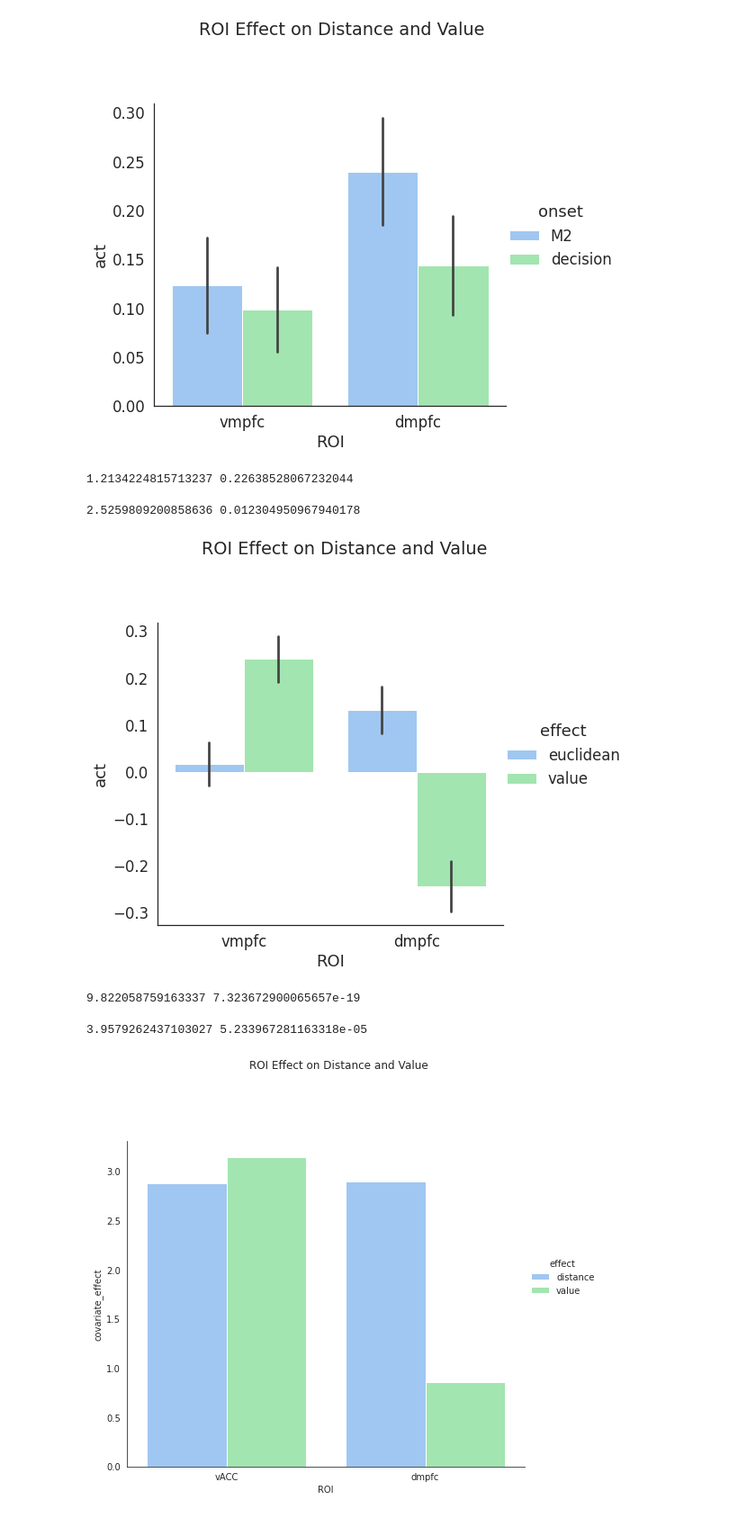
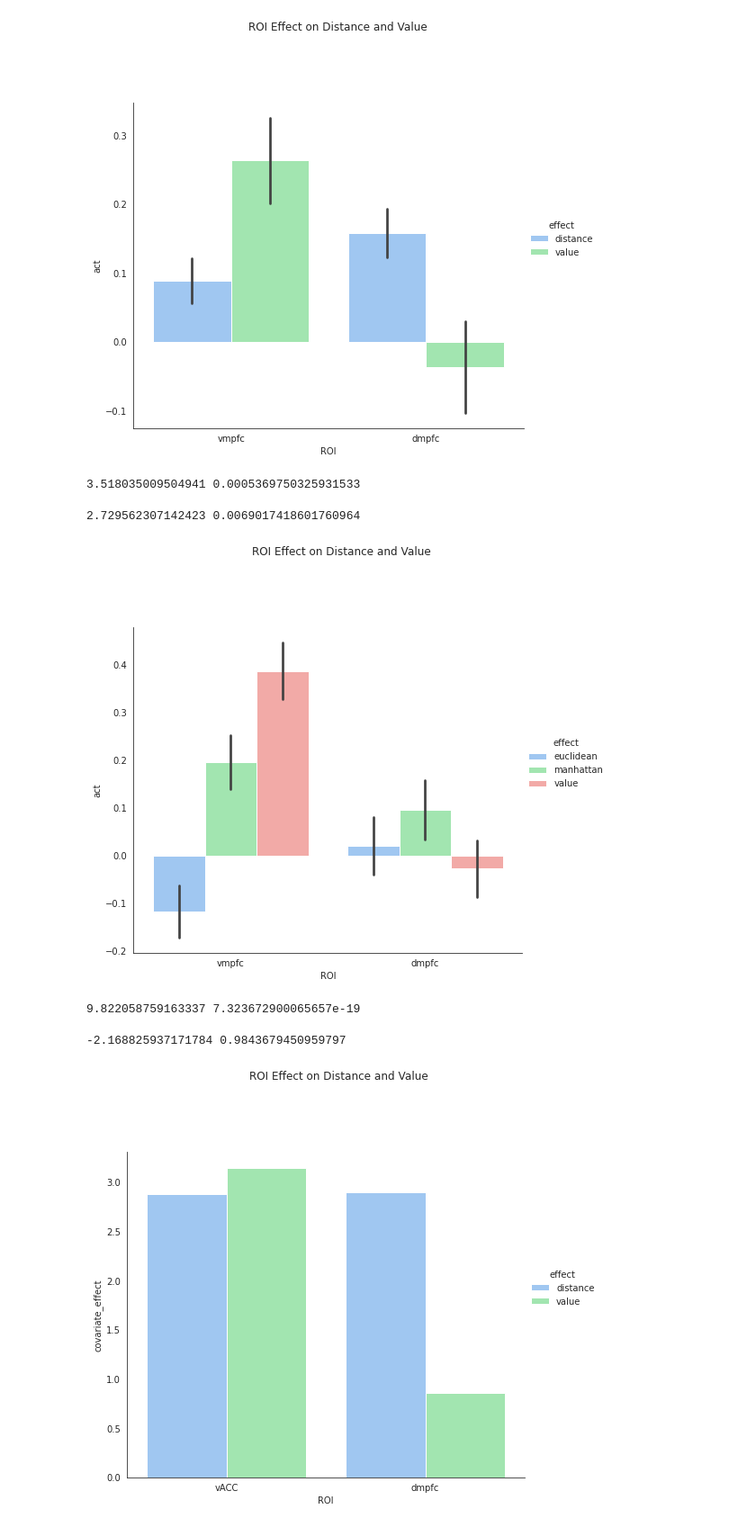
Before and after one commit to YukunQu/DCM, a Jupyter notebook: analysis/mri/figure/separtion_distance_value.ipynb, the cells around one changed output. Shown at 90% size. Cells and saved outputs as stored; diff of their text form; code cells hidden in the pictures.

```diff
--- a/analysis/mri/figure/separtion_distance_value.ipynb
+++ b/analysis/mri/figure/separtion_distance_value.ipynb
@@ -22,56 +22,56 @@ participants_data =  participants_data.query("(game1_fmri>=0.5)")
 subjects_id = participants_data['Participant_ID'].to_list()
 
 # set cmp template
-distance_cmap = r'/mnt/data/DCM/result_backup/2023.5.14/Nilearn/game1/distance_spct/Setall/6fold/{}/zmap/{}_corrxdistance_zmap.nii.gz'
-value_cmap = r'/mnt/data/DCM/result_backup/2023.5.14/Nilearn/game1/distance_spct/Setall/6fold/{}/zmap/valuexdistance_zmap.nii.gz'
+distance_cmap = r'/mnt/data/DCM/result_backup/2023.5.14/Nilearn/game1/distance_spct/Setall/6fold/{}/cmap/{}_corrxdistance_cmap.nii.gz'
+value_cmap = r'/mnt/data/DCM/result_backup/2023.5.14/Nilearn/game1/value_spct/Setall/6fold/{}/cmap/value_cmap.nii.gz'
 
 # set subjects cmap path
-subs_M2_distance = [distance_cmap.format(sub, 'M2') for sub in subjects_id]
+subs_distance = [distance_cmap.format(sub, 'M2') for sub in subjects_id]
 subs_decision_distance = [distance_cmap.format(sub, 'decision') for sub in subjects_id]
 subs_value = [value_cmap.format(sub) for sub in subjects_id]
 
 # set roi
-dmpfc = image.load_img(r'/mnt/workdir/DCM/Docs/Mask/dmPFC/BN_dmPFC.nii.gz')
-vmpfc = image.load_img(r'/mnt/workdir/DCM/Docs/Mask/VMPFC/VMPFC_mask_MNI152NL.nii.gz')
+dmpfc = image.load_img(r'/mnt/workdir/DCM/Docs/Mask/dmPFC/dmPFC_distance.nii.gz')
+vmpfc = image.load_img(r'/mnt/workdir/DCM/Docs/Mask/VMPFC/vmPFC_value.nii.gz')
 # roi1 = image.load_img(r'/mnt/data/DCM/tmp/aparc/mask/lh.lateralorbitofrontal.nii.gz')
 # roi2 = image.load_img(r'/mnt/data/DCM/tmp/aparc/mask/rh.lateralorbitofrontal.nii.gz')
 # lofc = image.math_img('np.logical_or(img1,img2)', img1=roi1, img2=roi2)
 
 # extract mean activity of ROI for each subjects
 data = pd.DataFrame()
-for effect in ['distance']:
+for effect in ['distance','value']:
     for roi_name in ['vmpfc','dmpfc']:
-        for onset in ['M2','decision']:
-            subs_cmap = eval(f'subs_{onset}_{effect}')
+        #for onset in ['M2','decision']:
+            subs_cmap = eval(f'subs_{effect}')
             roi = eval(roi_name)
             act = np.mean(masking.apply_mask(subs_cmap,roi), axis=1)
             data = data.append(pd.DataFrame({'sub':subjects_id,'act':act,'effect':effect,'ROI':roi_name,'onset':onset}))
 # %%
 def p2sign(p):
     if  p<=0.001:
         sign='***'
     elif p<=0.01:
         sign='**'
     elif p<=0.05:
         sign='*'
     else:
         sign='n.s.'
     return sign
 
 # create the bar plot using seaborn
-g = sns.catplot(x="ROI", y="act", hue="onset",
+g = sns.catplot(x="ROI", y="act", hue="effect",
                 data=data, kind="bar", errorbar='se', height=7)
 # set the title of the plot
 plt.subplots_adjust(top=0.8)
 plt.suptitle('ROI Effect on Distance and Value')
 
 plt.show()
 # %% [output]
-[figure, old version]
+[figure, new version]
 # %%
-d1 = data.query("(ROI=='dmpfc') and (onset=='M2')")['act']
-d2 = data.query("(ROI=='dmpfc') and (onset=='decision')")['act']
+d1 = data.query("(ROI=='dmpfc') and (effect=='distance')")['act']
+d2 = data.query("(ROI=='vmpfc') and (effect=='distance')")['act']
 t, p = ttest_rel(d1,d2)
 print(t,p)
 # %% [output]
-1.2134224815713237 0.22638528067232044
+3.518035009504941 0.0005369750325931533
@@ -78,9 +82,9 @@ print(t,p)
 # %%
-d = data.query("(ROI=='vmpfc') and (onset=='M2')")['act']
+d = data.query("(ROI=='vmpfc') and (effect=='distance')")['act']
 t, p = ttest_1samp(d,0)
 print(t,p)
 # %% [output]
-2.5259809200858636 0.012304950967940178
+2.729562307142423 0.0069017418601760964
 # %%
 # specify subjects
 participants_tsv = r'/mnt/workdir/DCM/BIDS/participants.tsv'
@@ -108,7 +112,7 @@ for effect in ['euclidean','manhattan','value']:
         data = data.append(pd.DataFrame({'sub': subjects_id, 'act': act, 'effect': effect, 'ROI': roi_name}))
 # %%
 # Create the bar plot using seaborn
-data = data[data['effect']!='manhattan']
+#data = data[data['effect']!='manhattan']
 sns.catplot(x="ROI", y="act", hue="effect",
             data=data, kind="bar",errorbar='se', height=7)
 
@@ -119,7 +123,7 @@ plt.suptitle('ROI Effect on Distance and Value')
 # Show the plot
 plt.show()
 # %% [output]
-[figure, old version]
+[figure, new version]
 # %%
 d1 = data.query("(ROI=='dmpfc') and (effect=='euclidean')")['act']
 d2 = data.query("(ROI=='dmpfc') and (effect=='value')")['act']
@@ -128,11 +132,11 @@ print(t,p)
 # %% [output]
 9.822058759163337 7.323672900065657e-19
 # %%
-d = data.query("(ROI=='vmpfc') and (effect=='value')")['act']
+d = data.query("(ROI=='vmpfc') and (effect=='euclidean')")['act']
 t, p = ttest_1samp(d,0,alternative='greater')
 print(t,p)
 # %% [output]
-3.9579262437103027 5.233967281163318e-05
+-2.168825937171784 0.9843679450959797
 # %%
 distance_zmap = r'/mnt/data/DCM/result_backup/2023.5.14/Nilearn/game1/distance_spct/Setall/6fold/group_203/acc/M2_corrxdistance_acc_zmap.nii.gz'
 
```
Also changed, not shown: parts of 2 cells of this notebook, 8 other files.
